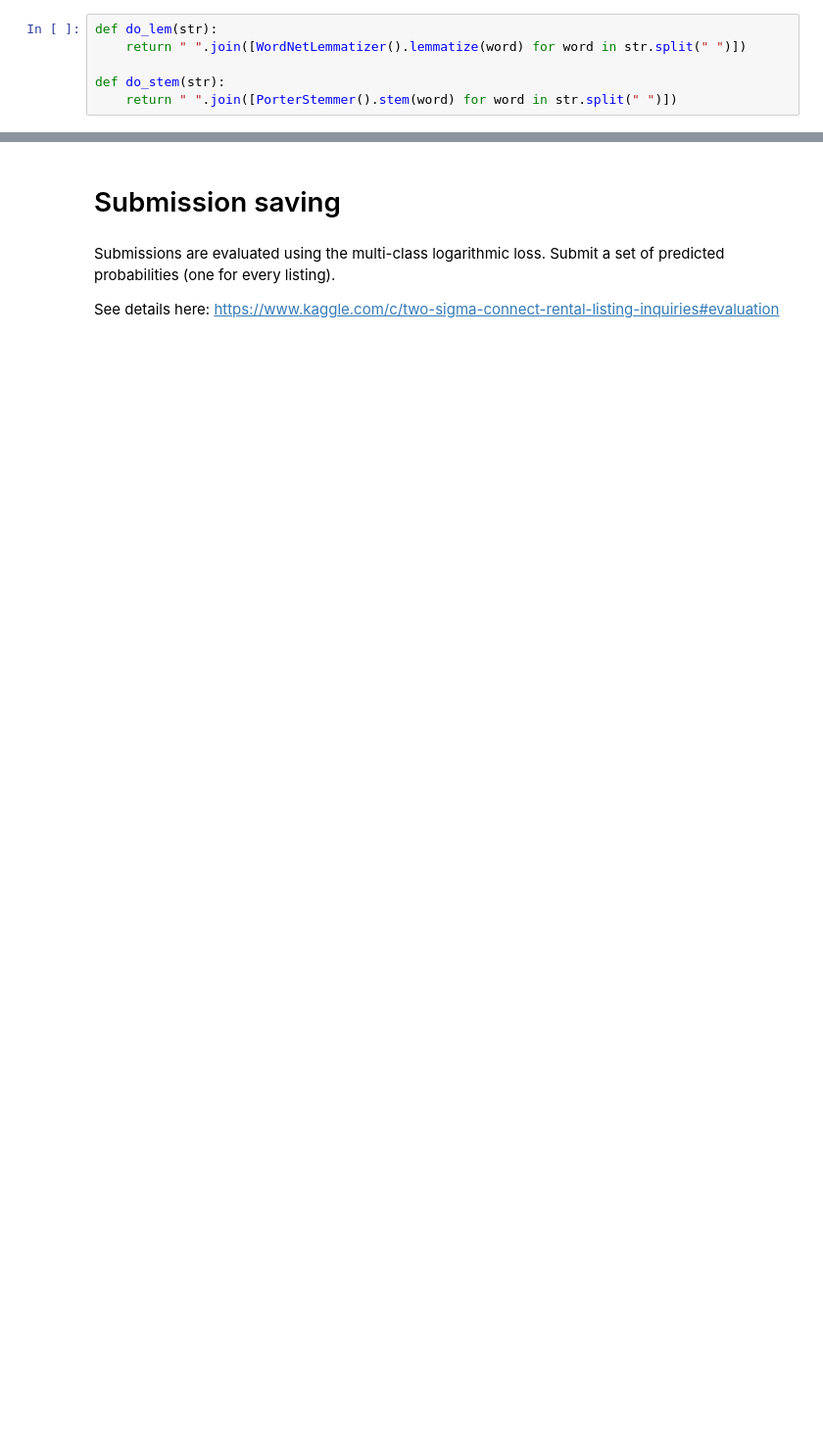
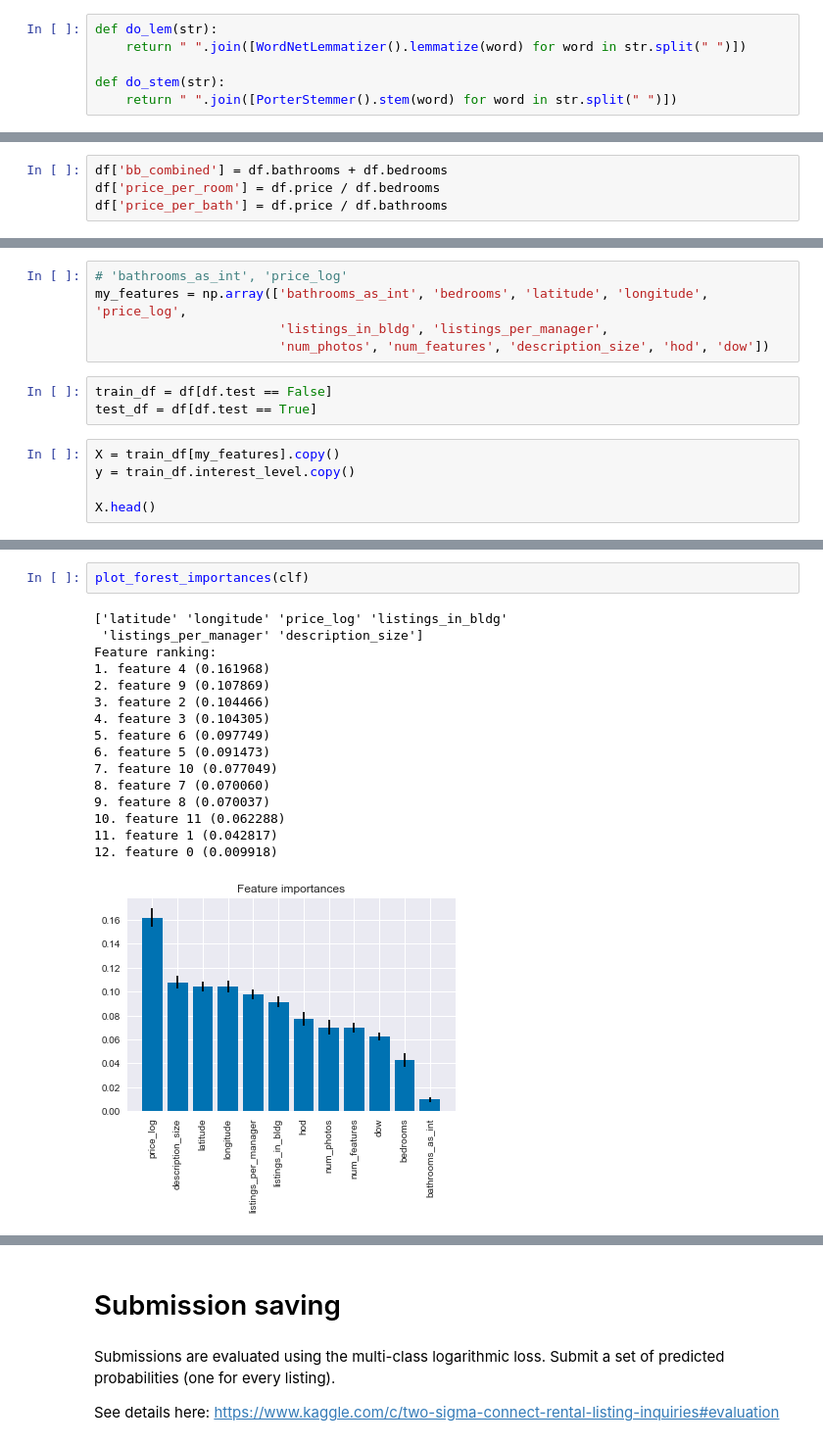
Before and after one commit to iKonon/kaggle, a Jupyter notebook: two-sigma-connect-rental-listing-inquiries/Models Training.ipynb, the cells around one changed output, grey strips where cells are left out. Shown: that part at 98% size. Drawn from its saved outputs; the diff is of its cells as text; blank space fills up the shorter version.

```diff
--- a/two-sigma-connect-rental-listing-inquiries/Models Training.ipynb
+++ b/two-sigma-connect-rental-listing-inquiries/Models Training.ipynb
@@ -265,0 +188,4 @@ Confusion matrix, without normalization
+# %%
+df['bb_combined'] = df.bathrooms + df.bedrooms
+df['price_per_room'] = df.price / df.bedrooms
+df['price_per_bath'] = df.price / df.bathrooms
@@ -265,0 +195,13 @@ Confusion matrix, without normalization
+# %%
+# 'bathrooms_as_int', 'price_log'
+my_features = np.array(['bathrooms_as_int', 'bedrooms', 'latitude', 'longitude', 'price_log',
+                        'listings_in_bldg', 'listings_per_manager',
+                        'num_photos', 'num_features', 'description_size', 'hod', 'dow'])
+# %%
+train_df = df[df.test == False]
+test_df = df[df.test == True]
+# %%
+X = train_df[my_features].copy()
+y = train_df.interest_level.copy()
+
+X.head()
@@ -265,0 +260,19 @@ Confusion matrix, without normalization
+# %%
+plot_forest_importances(clf)
+# %% [output]
+['latitude' 'longitude' 'price_log' 'listings_in_bldg'
+ 'listings_per_manager' 'description_size']
+Feature ranking:
+1. feature 4 (0.161968)
+2. feature 9 (0.107869)
+3. feature 2 (0.104466)
+4. feature 3 (0.104305)
+5. feature 6 (0.097749)
+6. feature 5 (0.091473)
+7. feature 10 (0.077049)
+8. feature 7 (0.070060)
+9. feature 8 (0.070037)
+10. feature 11 (0.062288)
+11. feature 1 (0.042817)
+12. feature 0 (0.009918)
+[figure, added]
```
Also changed, not shown: parts of 58 cells of this notebook, 2 other files.
